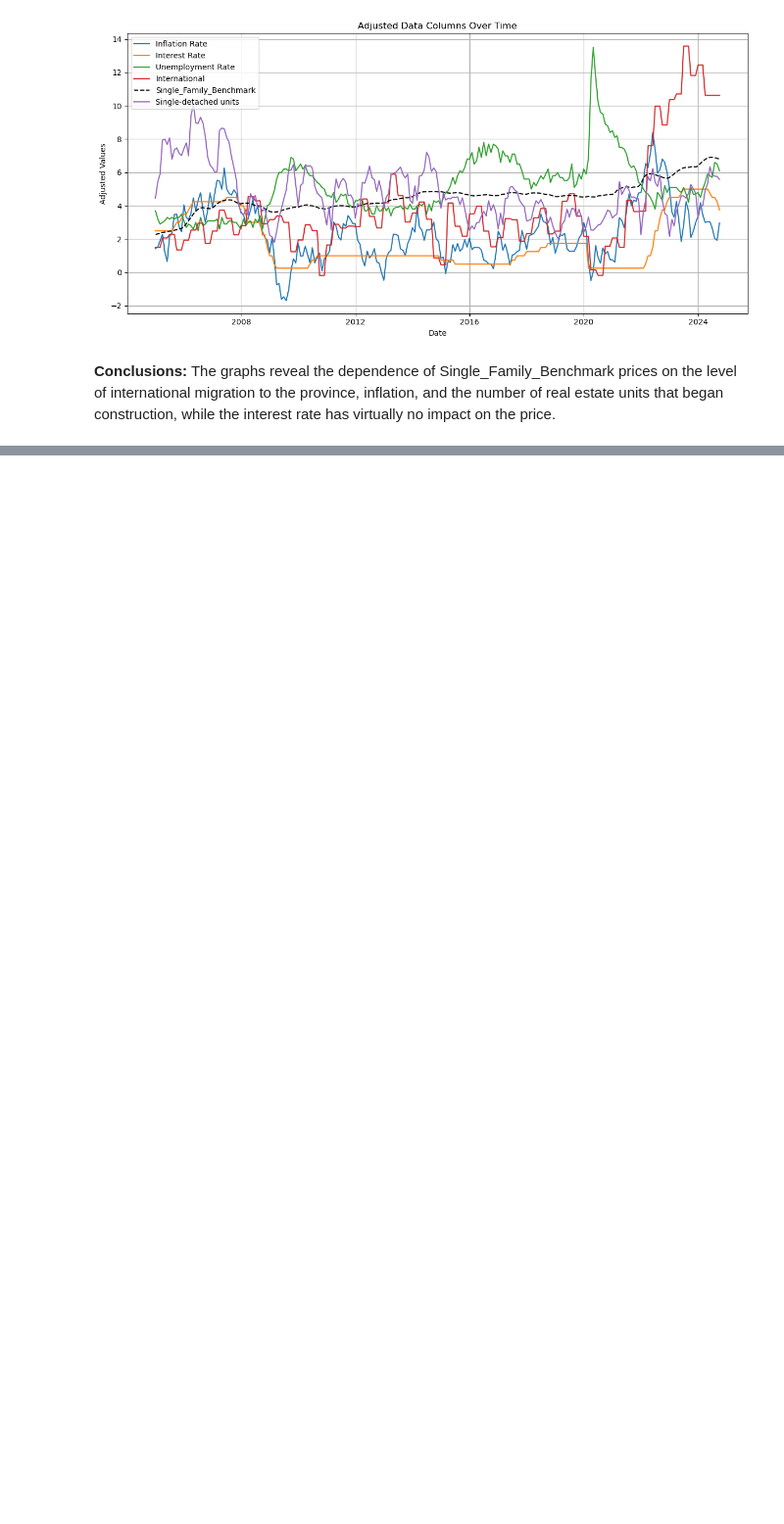
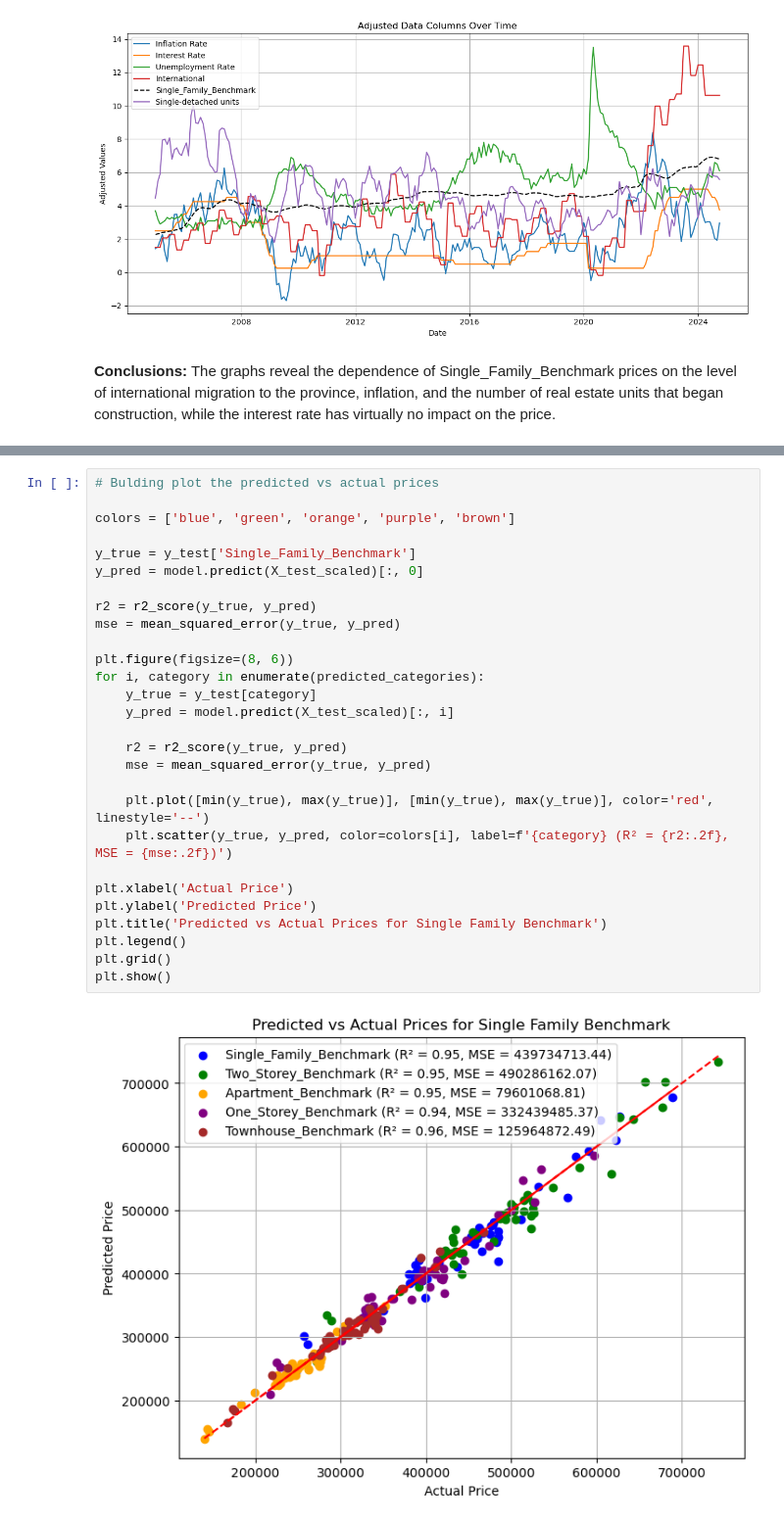
Before and after one commit to novomax-ca/CalgaryRealEstate, a Jupyter notebook: Calgary.ipynb, the cells around one changed output, grey strips where cells are left out. Shown at 98% size. Drawn from its saved outputs; the diff is of its cells as text; blank space fills up the shorter version.

Commit message:
Fix model for prediction

```diff
--- a/Calgary.ipynb
+++ b/Calgary.ipynb
@@ -524,0 +495,30 @@ Predicted Prices: [[494252.60547232 529553.50079163 255794.53342843 432187.68726
+# %%
+# Bulding plot the predicted vs actual prices
+
+colors = ['blue', 'green', 'orange', 'purple', 'brown']
+
+y_true = y_test['Single_Family_Benchmark']
+y_pred = model.predict(X_test_scaled)[:, 0]
+
+r2 = r2_score(y_true, y_pred)
+mse = mean_squared_error(y_true, y_pred)
+
+plt.figure(figsize=(8, 6))
+for i, category in enumerate(predicted_categories):
+    y_true = y_test[category]
+    y_pred = model.predict(X_test_scaled)[:, i]
+
+    r2 = r2_score(y_true, y_pred)
+    mse = mean_squared_error(y_true, y_pred)
+
+    plt.plot([min(y_true), max(y_true)], [min(y_true), max(y_true)], color='red', linestyle='--')
+    plt.scatter(y_true, y_pred, color=colors[i], label=f'{category} (R² = {r2:.2f}, MSE = {mse:.2f})')
+
+plt.xlabel('Actual Price')
+plt.ylabel('Predicted Price')
+plt.title('Predicted vs Actual Prices for Single Family Benchmark')
+plt.legend()
+plt.grid()
+plt.show()
+# %% [output]
+[figure, added]
```
Also changed, not shown: parts of 4 cells of this notebook.
